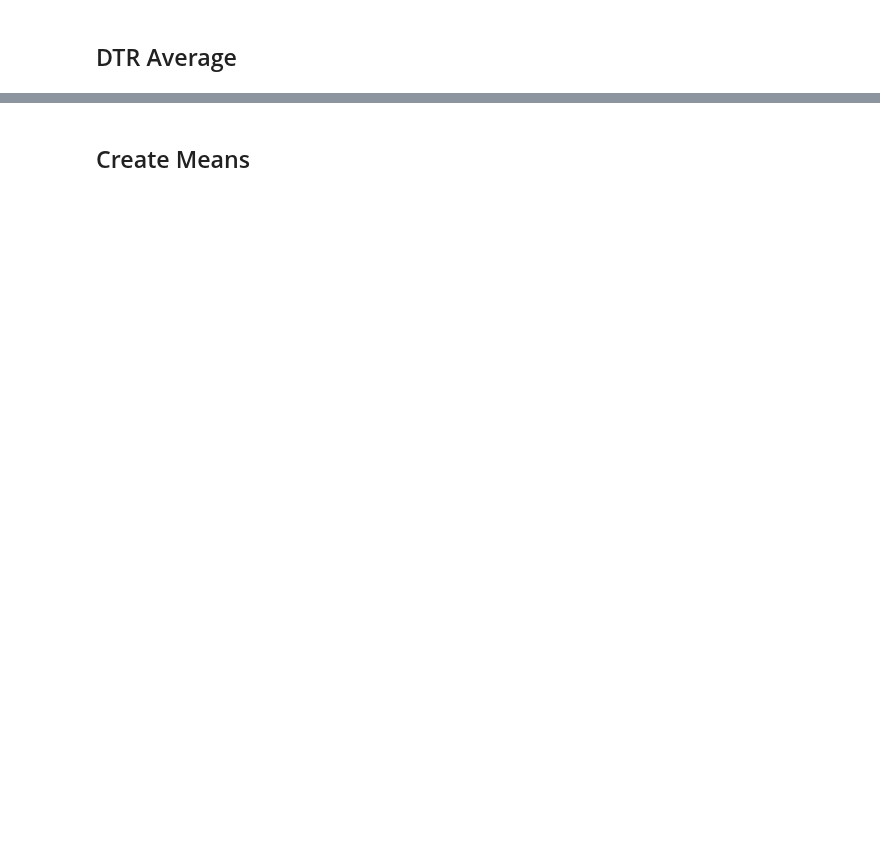
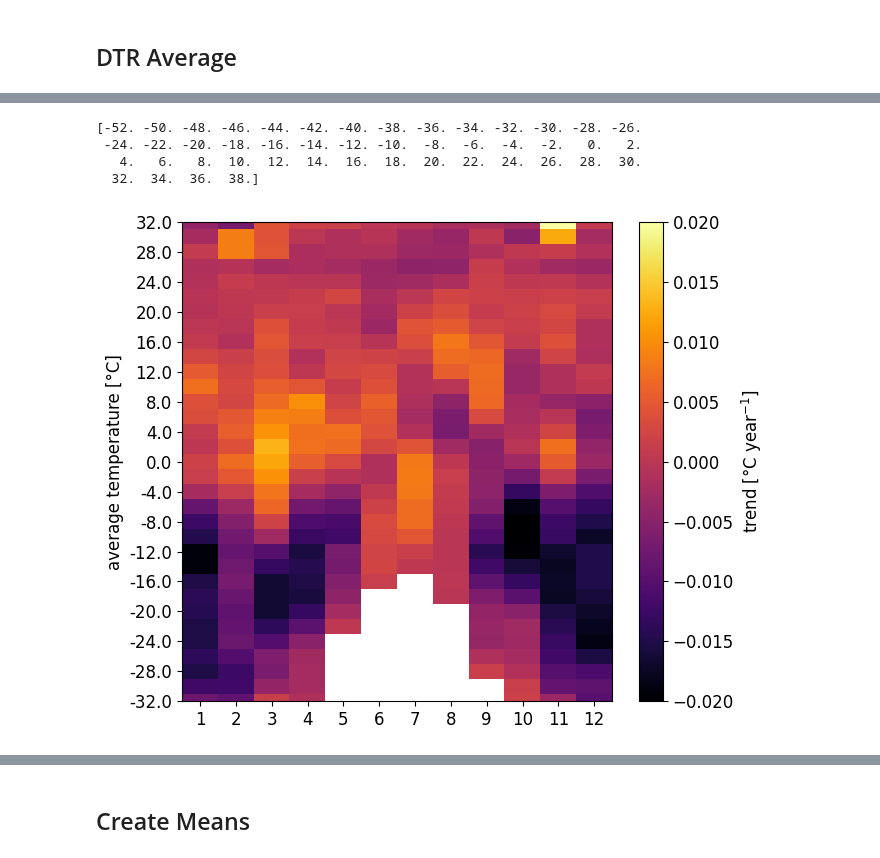
Before and after one commit to LeoausderDose/Praktikum_AWI, a Jupyter notebook: Bilder/Binned_Trends/Binned_Trends_month.ipynb, the cells around one changed output, grey strips where cells are left out. Saved outputs shown, nothing was run; the diff lists cells and outputs as text; code cells hidden in the pictures; blank space fills up the shorter version.

```diff
--- a/Bilder/Binned_Trends/Binned_Trends_month.ipynb
+++ b/Bilder/Binned_Trends/Binned_Trends_month.ipynb
@@ -66,4 +66,7 @@ DTR_CRU_dat = xr.open_dataset(DTR_file)
 # TAvg = TAvg.sel(lat = slice(0,90))
 # %% [markdown]
 ## Differenz berechnen
+# %%
+start_date = pd.to_datetime('1972')
+end_date = pd.to_datetime('2023')
 # %%
@@ -510,7 +281,7 @@ for month in unique_months:
 # %%
 # Now we bin generate the masks for every TAvg month
 TAvg_sorted_month_bin = {};
-d = 3  # Adjust this value to your desired interval length
+d = 2  # Adjust this value to your desired interval length
 
 
 
@@ -540,8 +313,8 @@ for month in unique_months:
     DTR_TS_temp = {}
     for i in list(np.unique(TAvg_sorted_month_bin[month]['bin'].values)[:-1]):
         DTR_TS_temp_element = DTR_sorted_month[month].where(TAvg_sorted_month_bin[month]['bin'] == i)
-        DTR_TS_temp[i] = DTR_TS_temp_element.copy()
-    DTR_sorted_month_timeseries_bin[month] = DTR_TS_temp.copy()
+        DTR_TS_temp[i] = DTR_TS_temp_element.mean(dim = ['lon', 'lat'])
+    DTR_sorted_month_timeseries_bin[month] = DTR_TS_temp
 
 # TAvg_month_dict = {}
 # for i in list(unique_bins_month.values):
@@ -593,0 +366,56 @@ for month in unique_months:
+# %%
+indexlist_temp = []
+for i in list(DTR_trend_month_dict_binned):
+    indexlist_temp = indexlist_temp + list(DTR_trend_month_dict_binned[i])
+
+unique_bins_all = np.unique(indexlist_temp)
+del indexlist_temp
+
+
+print(unique_bins_all)
+# %% [output]
+[-52. -50. -48. -46. -44. -42. -40. -38. -36. -34. -32. -30. -28. -26.
+ -24. -22. -20. -18. -16. -14. -12. -10.  -8.  -6.  -4.  -2.   0.   2.
+   4.   6.   8.  10.  12.  14.  16.  18.  20.  22.  24.  26.  28.  30.
+  32.  34.  36.  38.]
+# %%
+dfs = []
+
+# Iterate through the range 1 to 12
+for i in list(unique_months):
+    # Create a DataFrame for each dictionary
+    df = pd.DataFrame(DTR_trend_month_dict_binned[i].values(), index=list(DTR_trend_month_dict_binned[i]), columns=[str(i)])
+    dfs.append(df)
+
+# Concatenate all DataFrames along columns
+trend_data_bin_month = pd.concat(dfs, axis=1)
+# %%
+
+boundary = 0.02
+
+# Create a mask for NaN values
+mask = trend_data_bin_month.isna()
+
+# Create a heatmap using matplotlib
+plt.figure(figsize=(17/2.46, 5.5))
+heatmap = plt.imshow(np.ma.masked_where(mask, trend_data_bin_month),cmap='inferno', origin='lower',vmin= -boundary, vmax=boundary, aspect='auto')
+
+#cbar = plt.colorbar(heatmap, shrink=0.45, label='$T_{Avg}$')
+
+
+# Display row and column labels
+plt.xticks(range(len(trend_data_bin_month.columns)), trend_data_bin_month.columns)
+plt.yticks(range(len(trend_data_bin_month.index))[::3-1], trend_data_bin_month.index[::3-1])
+
+plt.ylabel('average temperature [°C]')
+# Display colorbar
+plt.colorbar(label='trend [°C year$^{-1}$]')
+
+plt.ylim(10,42)
+# Show the plot
+
+plt.tight_layout()
+plt.savefig('binned_trends_heatmap_month_averages.pdf')
+plt.show()
+# %% [output]
+[figure, added]
```
Also changed, not shown: parts of 36 cells of this notebook.
